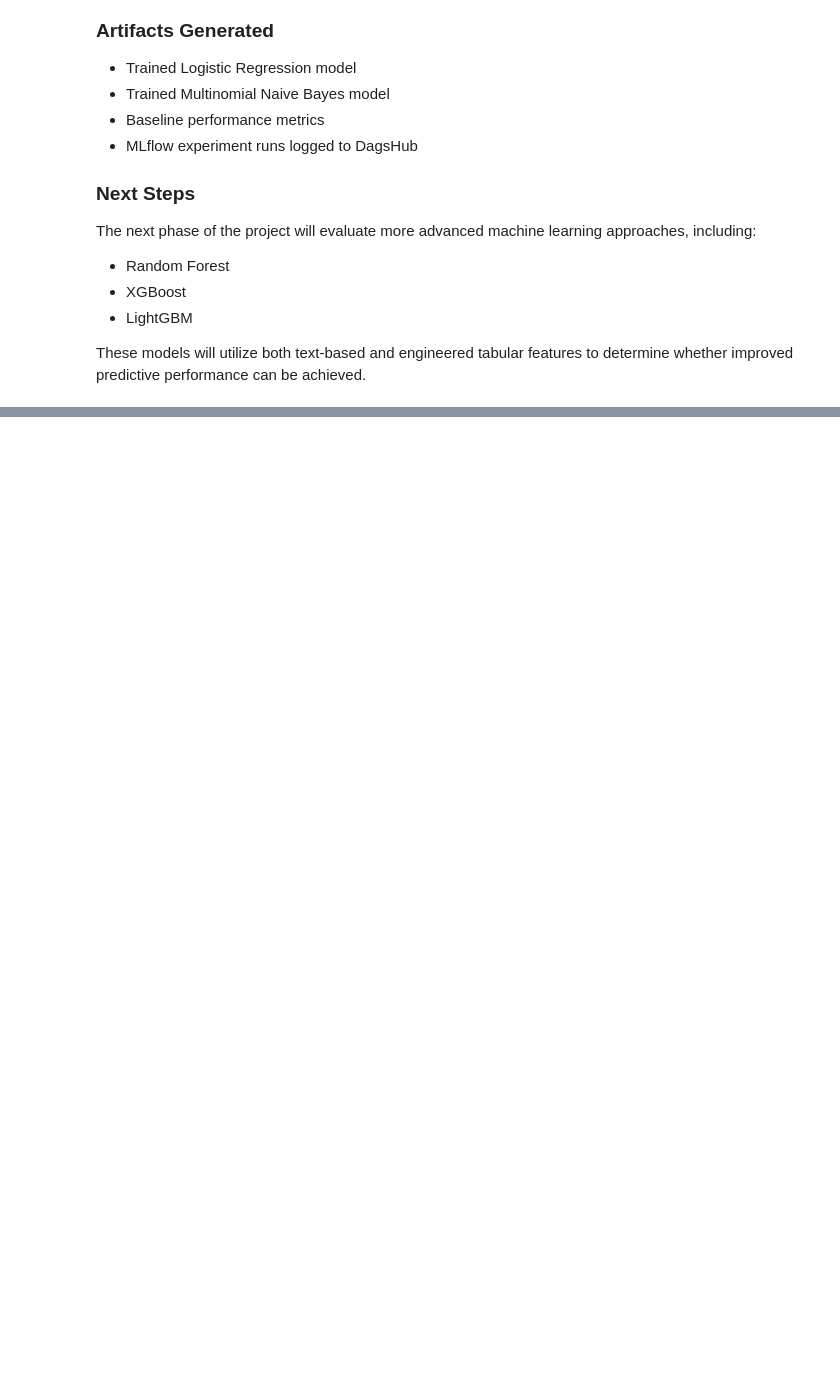
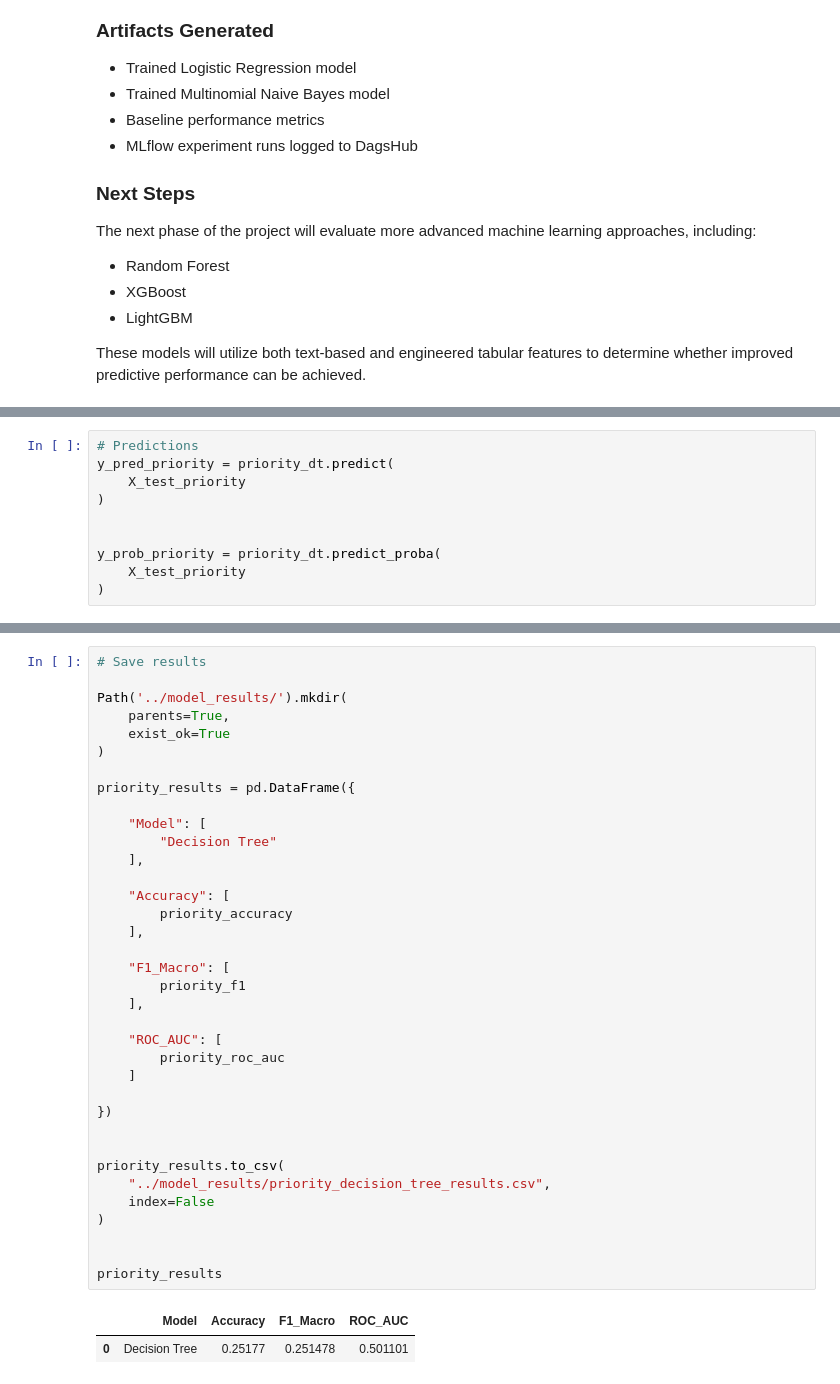
Before and after one commit to abdul-razzaq-au/AI-Powered-Customer-Support-Intelligence-Platform, a Jupyter notebook: notebooks/baseline_models.ipynb, the cells around one changed output, grey strips where cells are left out. Drawn from its saved outputs; the diff is of its cells as text; blank space fills up the shorter version.

```diff
--- a/notebooks/baseline_models.ipynb
+++ b/notebooks/baseline_models.ipynb
@@ -716,0 +806,10 @@ These models will utilize both text-based and engineered tabular features to det
+# %%
+# Predictions
+y_pred_priority = priority_dt.predict(
+    X_test_priority
+)
+
+
+y_prob_priority = priority_dt.predict_proba(
+    X_test_priority
+)
@@ -716,0 +865,39 @@ These models will utilize both text-based and engineered tabular features to det
+# %%
+# Save results
+
+Path('../model_results/').mkdir(
+    parents=True,
+    exist_ok=True
+)
+
+priority_results = pd.DataFrame({
+
+    "Model": [
+        "Decision Tree"
+    ],
+
+    "Accuracy": [
+        priority_accuracy
+    ],
+
+    "F1_Macro": [
+        priority_f1
+    ],
+
+    "ROC_AUC": [
+        priority_roc_auc
+    ]
+
+})
+
+
+priority_results.to_csv(
+    "../model_results/priority_decision_tree_results.csv",
+    index=False
+)
+
+
+priority_results
+# %% [output]
+|  | Model | Accuracy | F1_Macro | ROC_AUC |
+| 0 | Decision Tree | 0.25177 | 0.251478 | 0.501101 |
```
Also changed, not shown: parts of 13 cells of this notebook, 17 other files.
